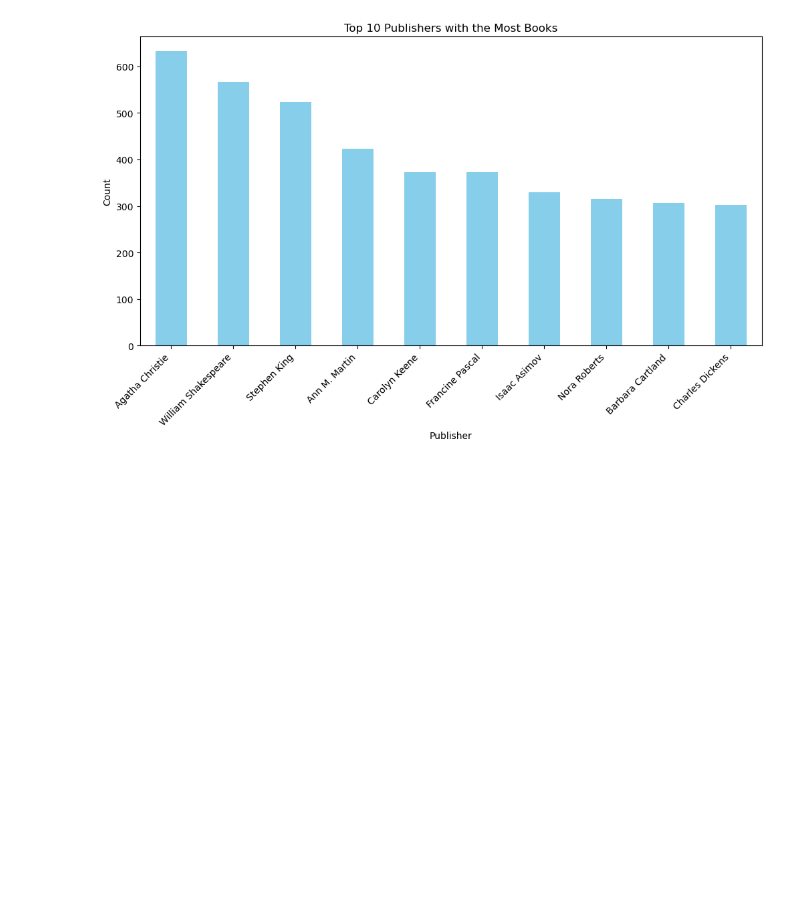
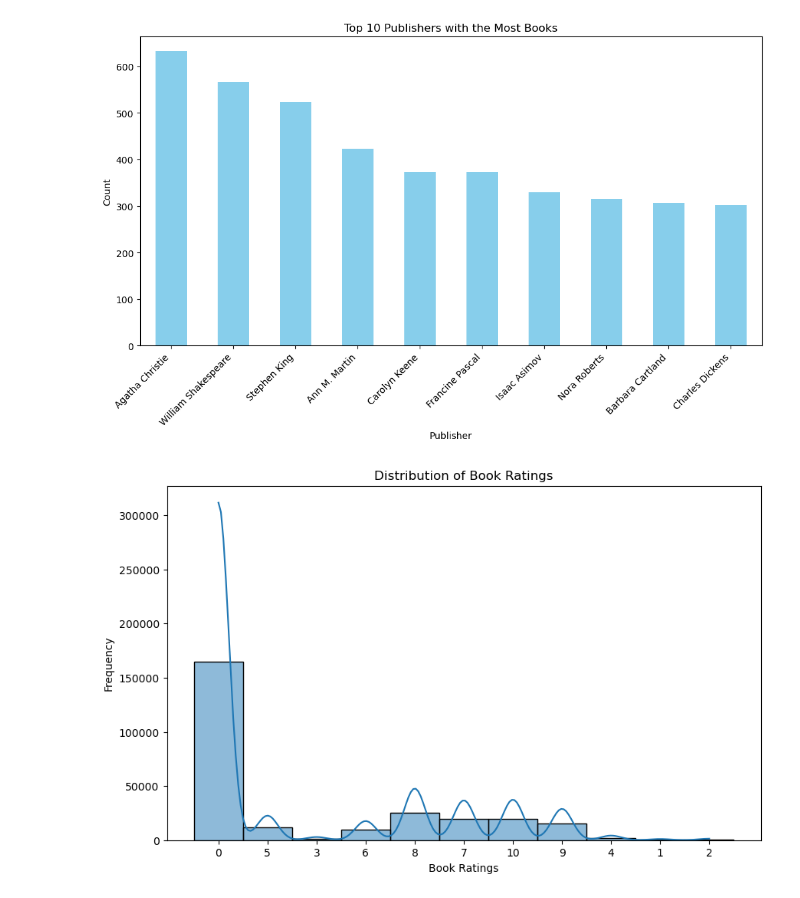
Before and after one commit to nikkirastogi/Exploring-the-World-of-Books, a Jupyter notebook: books_and_reviews.ipynb, the cells around one changed output. Cells and saved outputs as stored; diff of their text form; code cells hidden in the pictures; blank space fills up the shorter version.

```diff
--- a/books_and_reviews.ipynb
+++ b/books_and_reviews.ipynb
@@ -120,0 +146,4 @@ eda.highest_author(obj)
+# %%
+eda.highest_ratings(obj)
+# %% [output]
+[figure, added]
```
Also changed, not shown: parts of 12 cells of this notebook, 4 other files.
